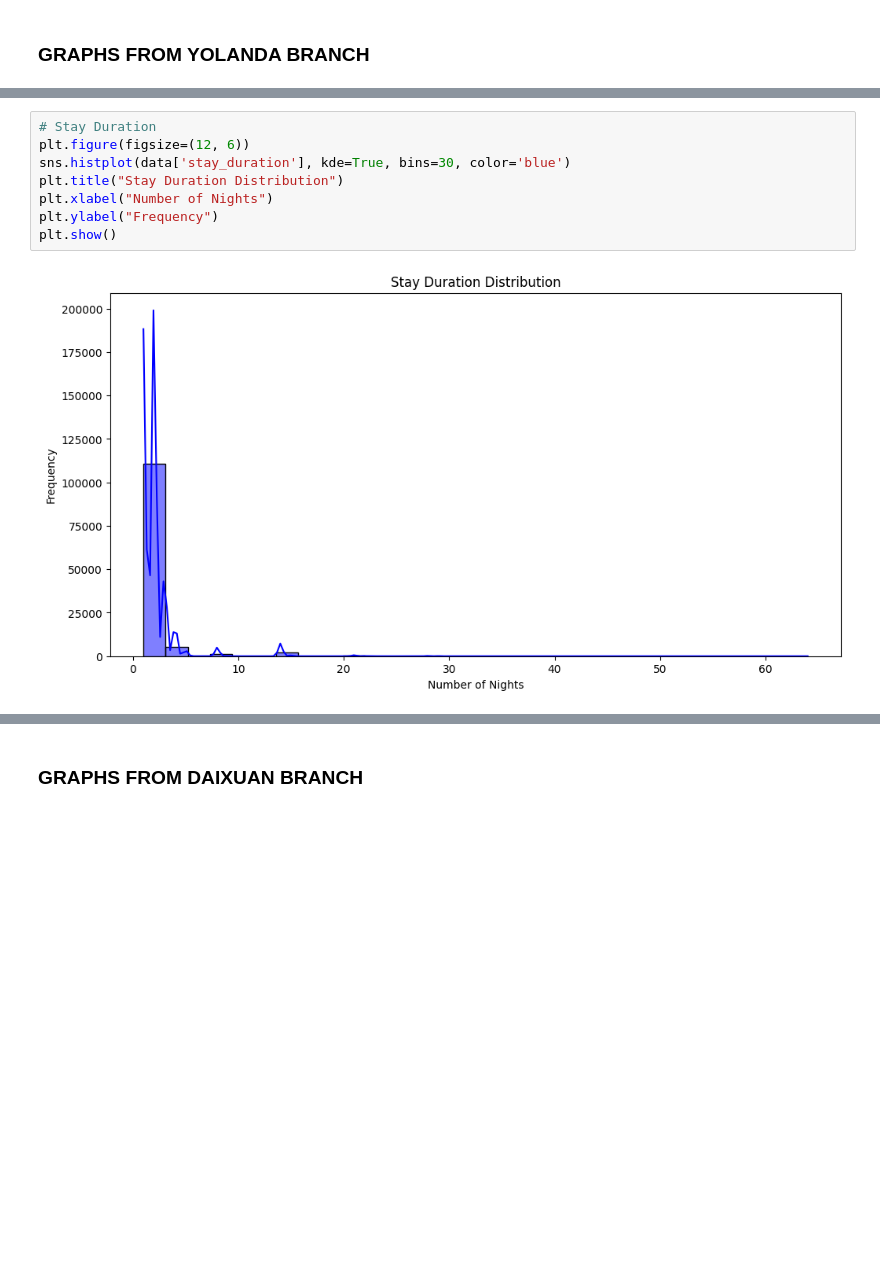
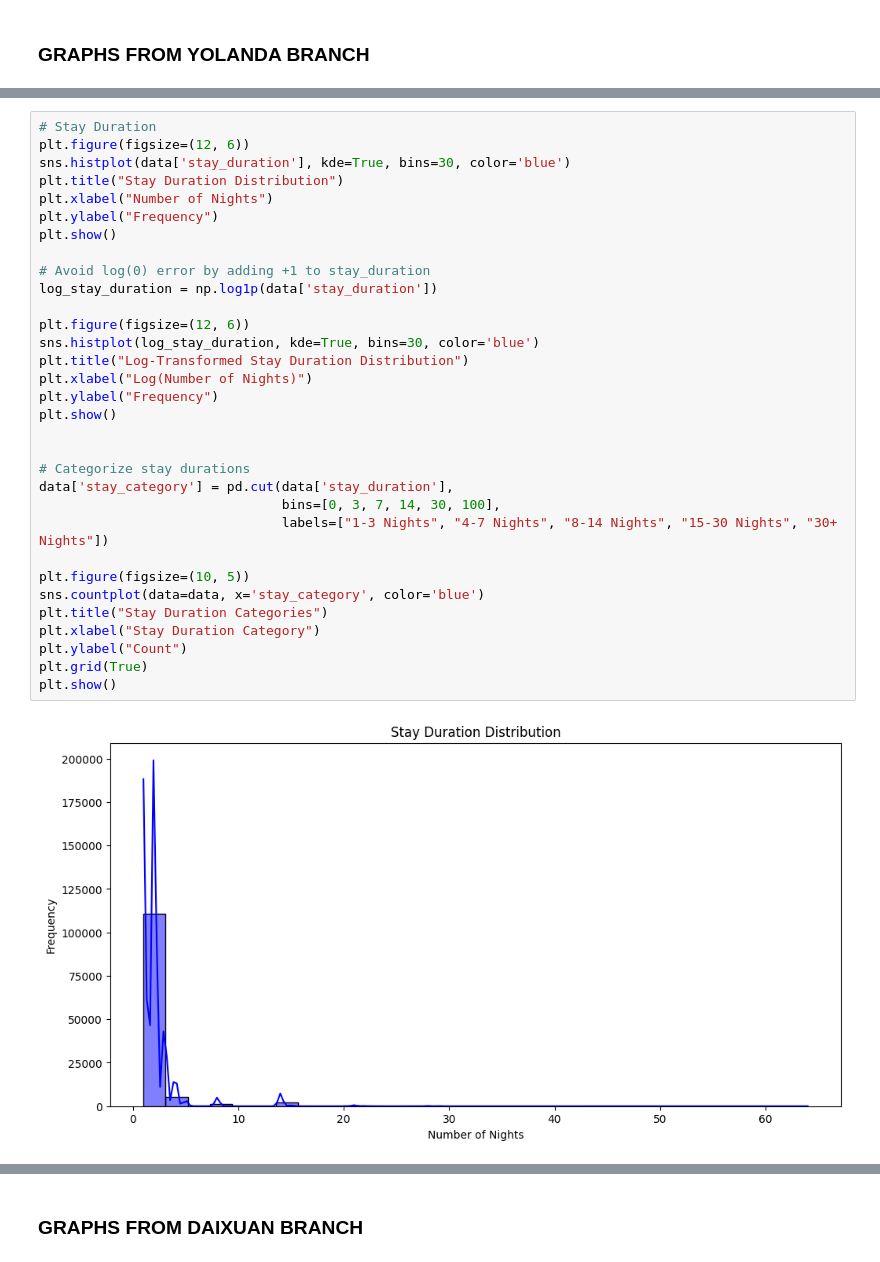
Before and after one commit to e-seet/inf2008ML, a Jupyter notebook: notebook-v2.ipynb, the cells around one changed output, grey strips where cells are left out. Drawn from its saved outputs; the diff is of its cells as text; blank space fills up the shorter version.

```diff
--- a/notebook-v2.ipynb
+++ b/notebook-v2.ipynb
@@ -1547,10 +1752,34 @@ plt.show()
-# %%
-# Stay Duration
-plt.figure(figsize=(12, 6))
-sns.histplot(data['stay_duration'], kde=True, bins=30, color='blue')
-plt.title("Stay Duration Distribution")
-plt.xlabel("Number of Nights")
-plt.ylabel("Frequency")
-plt.show()
-# %% [output]
-[figure, removed]
+# %%
+# Stay Duration
+plt.figure(figsize=(12, 6))
+sns.histplot(data['stay_duration'], kde=True, bins=30, color='blue')
+plt.title("Stay Duration Distribution")
+plt.xlabel("Number of Nights")
+plt.ylabel("Frequency")
+plt.show()
+
+# Avoid log(0) error by adding +1 to stay_duration
+log_stay_duration = np.log1p(data['stay_duration'])
+
+plt.figure(figsize=(12, 6))
+sns.histplot(log_stay_duration, kde=True, bins=30, color='blue')
+plt.title("Log-Transformed Stay Duration Distribution")
+plt.xlabel("Log(Number of Nights)")
+plt.ylabel("Frequency")
+plt.show()
+
+
+# Categorize stay durations
+data['stay_category'] = pd.cut(data['stay_duration'],
+                               bins=[0, 3, 7, 14, 30, 100],
+                               labels=["1-3 Nights", "4-7 Nights", "8-14 Nights", "15-30 Nights", "30+ Nights"])
+
+plt.figure(figsize=(10, 5))
+sns.countplot(data=data, x='stay_category', color='blue')
+plt.title("Stay Duration Categories")
+plt.xlabel("Stay Duration Category")
+plt.ylabel("Count")
+plt.grid(True)
+plt.show()
+# %% [output]
+[figure, added]
```
Also changed, not shown: parts of 42 cells of this notebook.
